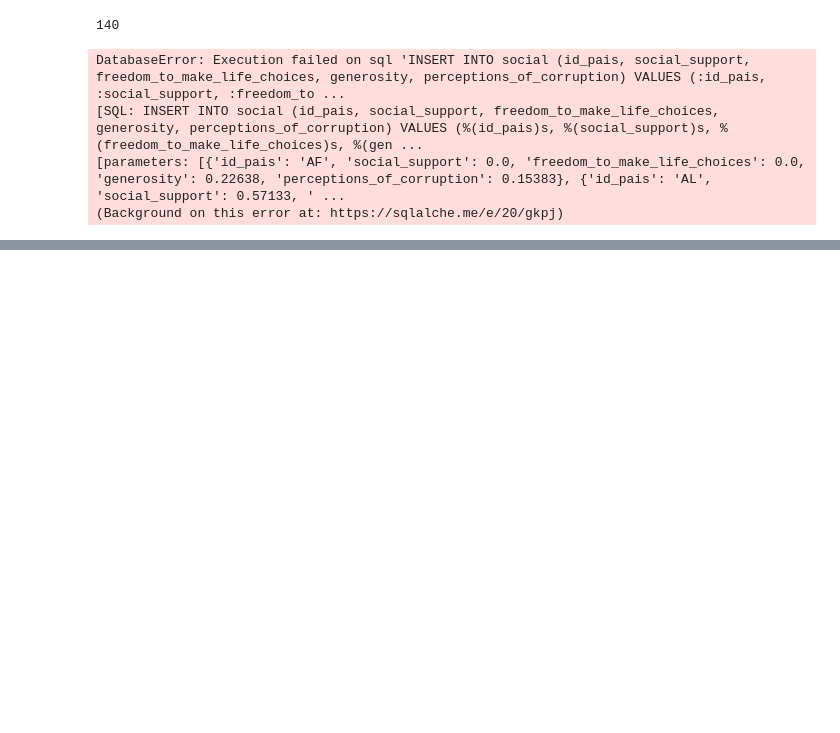
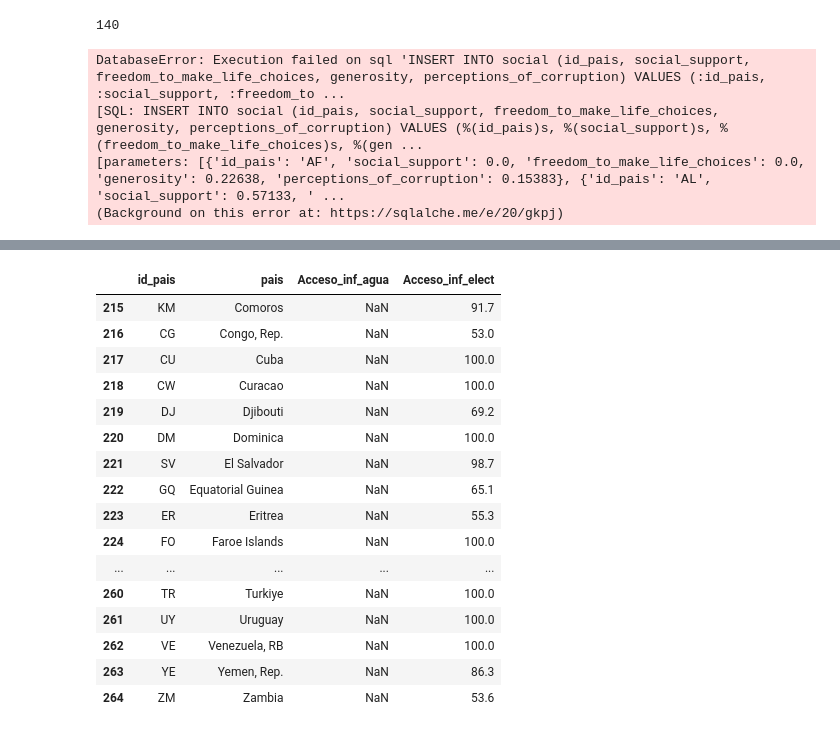
Before and after one commit to Juancarlosdelmarlostanau/proyect-sql, a Jupyter notebook: prueba.ipynb, the cells around one changed output, grey strips where cells are left out. Drawn from its saved outputs; the diff is of its cells as text; code cells hidden in the pictures; blank space fills up the shorter version.

```diff
--- a/prueba.ipynb
+++ b/prueba.ipynb
@@ -119,7 +119,7 @@ def limpiar_respuesta_api(inf_agu):
 
     return df
 
-df_inf_agua2024 = limpiar_respuesta_api(inf_electrica)
+df_inf_agua2024 = limpiar_respuesta_api(inf_agua)
 df_inf_agua2024.head(20)
 len(df_inf_agua2024)
 # %% [output]
@@ -204,0 +252,8 @@ print("Hola")
+# %%
+df_final = df_inf_agua2024.merge(
+    df_inf_elect2024,
+    on=['id_pais', 'pais'],
+    how='inner'
+)
+
+df_final
@@ -204,0 +274,20 @@ print("Hola")
+# %%
+df_final.tail(50)
+# %% [output]
+|  | id_pais | pais | Acceso_inf_agua | Acceso_inf_elect |
+| 215 | KM | Comoros | NaN | 91.7 |
+| 216 | CG | Congo, Rep. | NaN | 53.0 |
+| 217 | CU | Cuba | NaN | 100.0 |
+| 218 | CW | Curacao | NaN | 100.0 |
+| 219 | DJ | Djibouti | NaN | 69.2 |
+| 220 | DM | Dominica | NaN | 100.0 |
+| 221 | SV | El Salvador | NaN | 98.7 |
+| 222 | GQ | Equatorial Guinea | NaN | 65.1 |
+| 223 | ER | Eritrea | NaN | 55.3 |
+| 224 | FO | Faroe Islands | NaN | 100.0 |
+| ... | ... | ... | ... | ... |
+| 260 | TR | Turkiye | NaN | 100.0 |
+| 261 | UY | Uruguay | NaN | 100.0 |
+| 262 | VE | Venezuela, RB | NaN | 100.0 |
+| 263 | YE | Yemen, Rep. | NaN | 86.3 |
+| 264 | ZM | Zambia | NaN | 53.6 |
```
Also changed, not shown: parts of 6 cells of this notebook.
